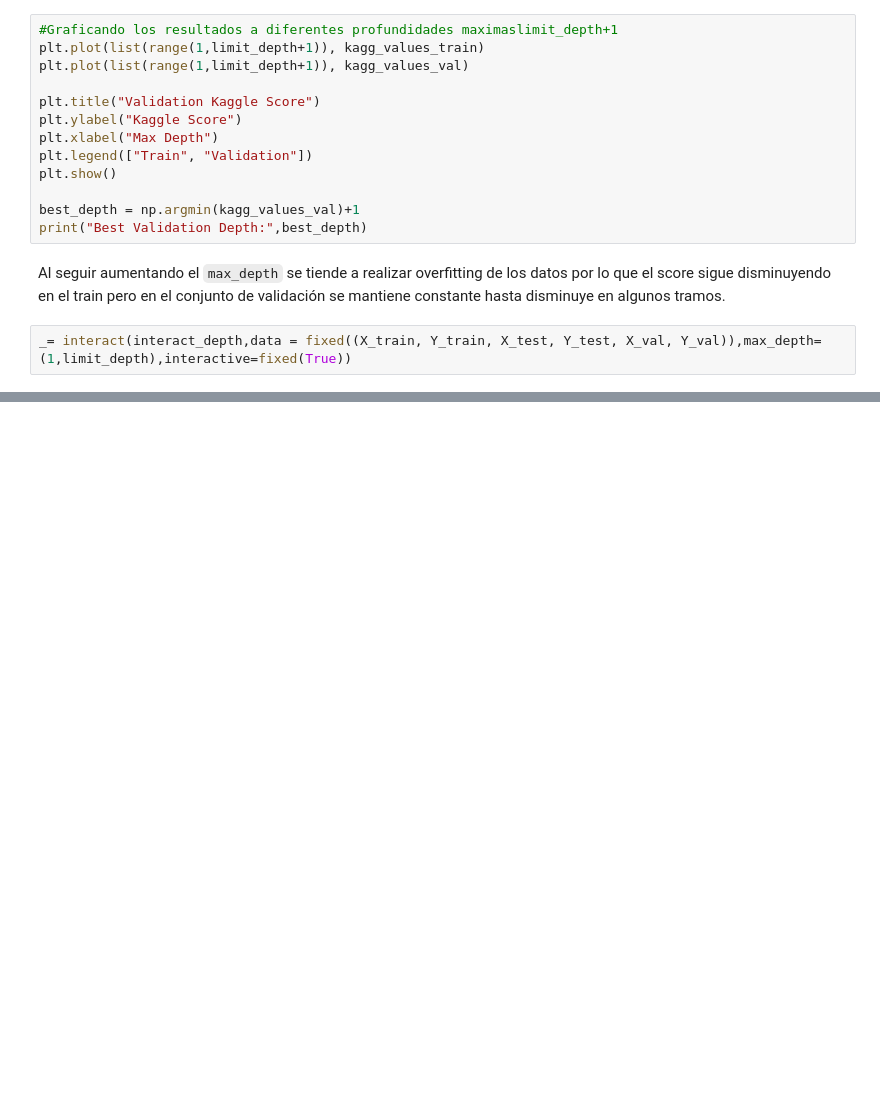
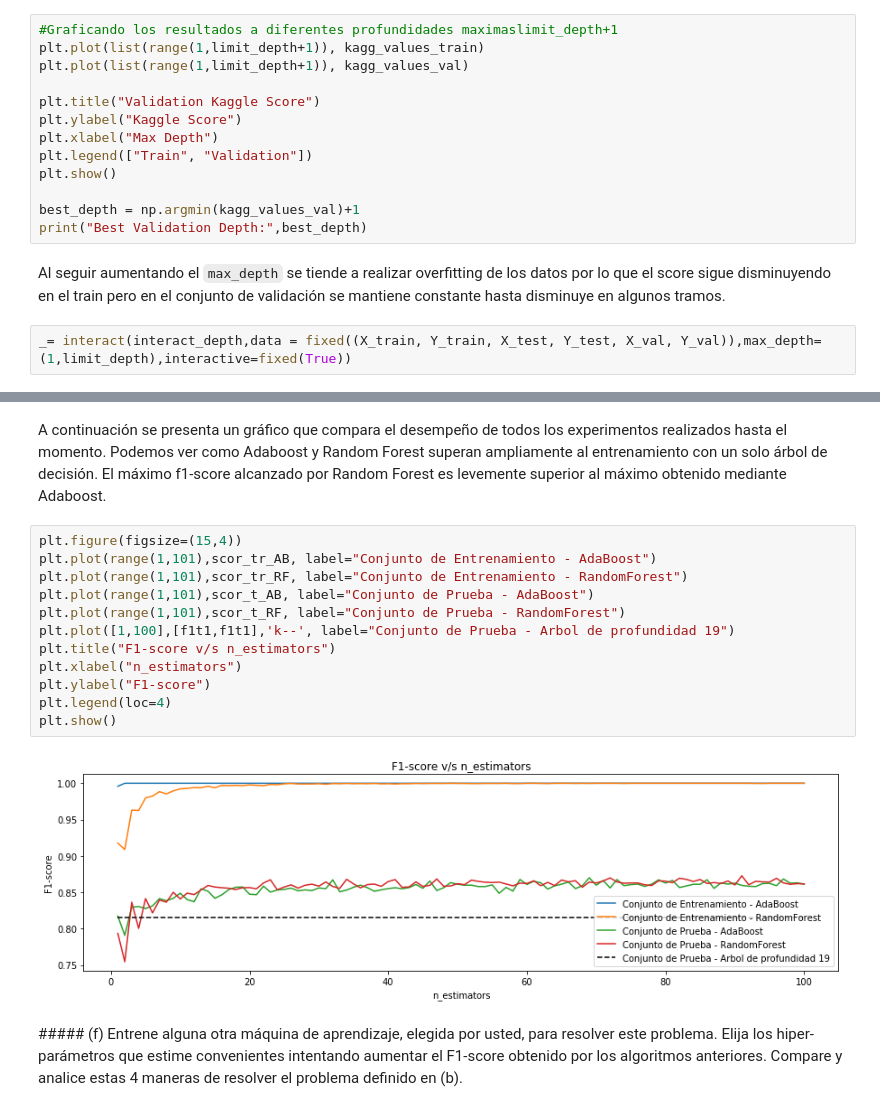
Before and after one commit to cvalenzu/ML-2017, a Jupyter notebook: hw3/Tarea 3.ipynb, the cells around one changed output, grey strips where cells are left out. Drawn from its saved outputs; the diff is of its cells as text; blank space fills up the shorter version.

```diff
--- a/hw3/Tarea 3.ipynb
+++ b/hw3/Tarea 3.ipynb
@@ -387,0 +604,19 @@ _= interact(interact_depth,data = fixed((X_train, Y_train, X_test, Y_test, X_val
+# %% [markdown]
+A continuación se presenta un gráfico que compara el desempeño de todos los experimentos realizados hasta el momento. Podemos ver como Adaboost y Random Forest superan ampliamente al entrenamiento con un solo árbol de decisión. El máximo f1-score alcanzado por Random Forest es levemente superior al máximo obtenido mediante Adaboost.
+# %%
+plt.figure(figsize=(15,4))
+plt.plot(range(1,101),scor_tr_AB, label="Conjunto de Entrenamiento - AdaBoost")
+plt.plot(range(1,101),scor_tr_RF, label="Conjunto de Entrenamiento - RandomForest")
+plt.plot(range(1,101),scor_t_AB, label="Conjunto de Prueba - AdaBoost")
+plt.plot(range(1,101),scor_t_RF, label="Conjunto de Prueba - RandomForest")
+plt.plot([1,100],[f1t1,f1t1],'k--', label="Conjunto de Prueba - Arbol de profundidad 19")
+plt.title("F1-score v/s n_estimators")
+plt.xlabel("n_estimators")
+plt.ylabel("F1-score")
+plt.legend(loc=4)
+plt.show()
+# %% [output]
+[figure, added]
+# %% [markdown]
+<div id='3f' />
+##### (f) Entrene alguna otra máquina de aprendizaje, elegida por usted, para resolver este problema. Elija los hiper-parámetros que estime convenientes intentando aumentar el F1-score obtenido por los algoritmos anteriores. Compare y analice estas 4 maneras de resolver el problema definido en (b).
```
Also changed, not shown: parts of 76 cells of this notebook, 4 other files.
